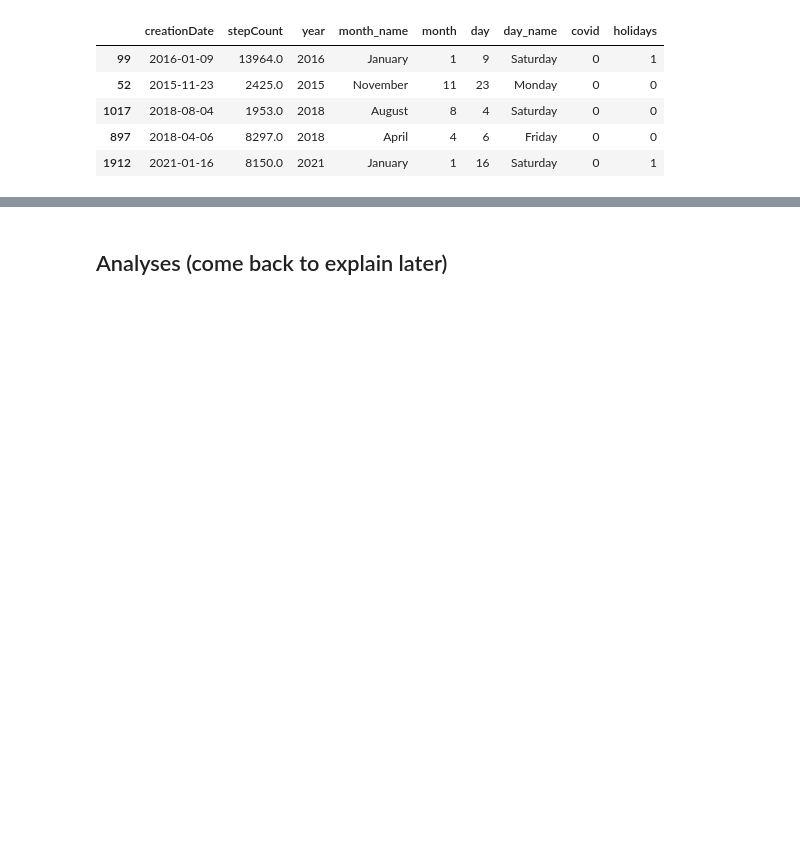
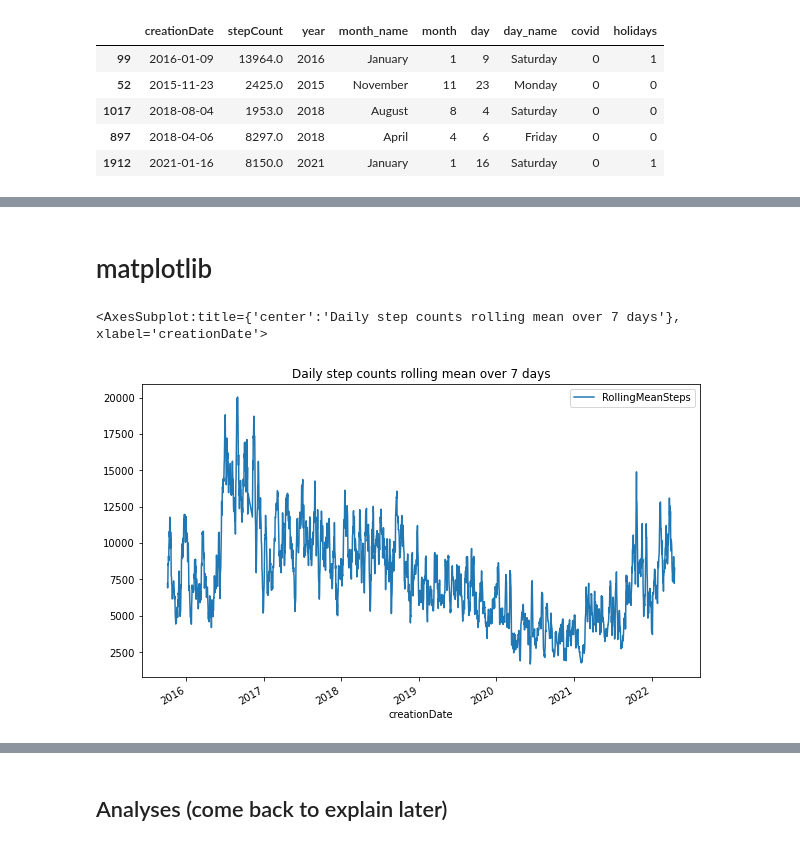
Before and after one commit to rebecca-weiss/HealthApp, a Jupyter notebook: steps_viz.ipynb, the cells around one changed output, grey strips where cells are left out. Drawn from its saved outputs; the diff is of its cells as text; code cells hidden in the pictures; blank space fills up the shorter version.

Commit message:
steps viz added

```diff
--- a/steps_viz.ipynb
+++ b/steps_viz.ipynb
@@ -137,3 +138,12 @@ fig.show()
 # go.FigureWidget(fig) # for jupyter viewing
 # %% [output]
 [interactive output not drawn]
+# %% [markdown]
+# matplotlib
+# %%
+# 7 day rolling average of steps
+df['RollingMeanSteps'] = df.stepCount.rolling(window=7, center=True).mean()
+df.plot(x='creationDate', y='RollingMeanSteps', title= 'Daily step counts rolling mean over 7 days', figsize=[10, 6])
+# %% [output]
+<AxesSubplot:title={'center':'Daily step counts rolling mean over 7 days'}, xlabel='creationDate'>
+[figure, added]
```
Also changed, not shown: parts of 6 cells of this notebook.
